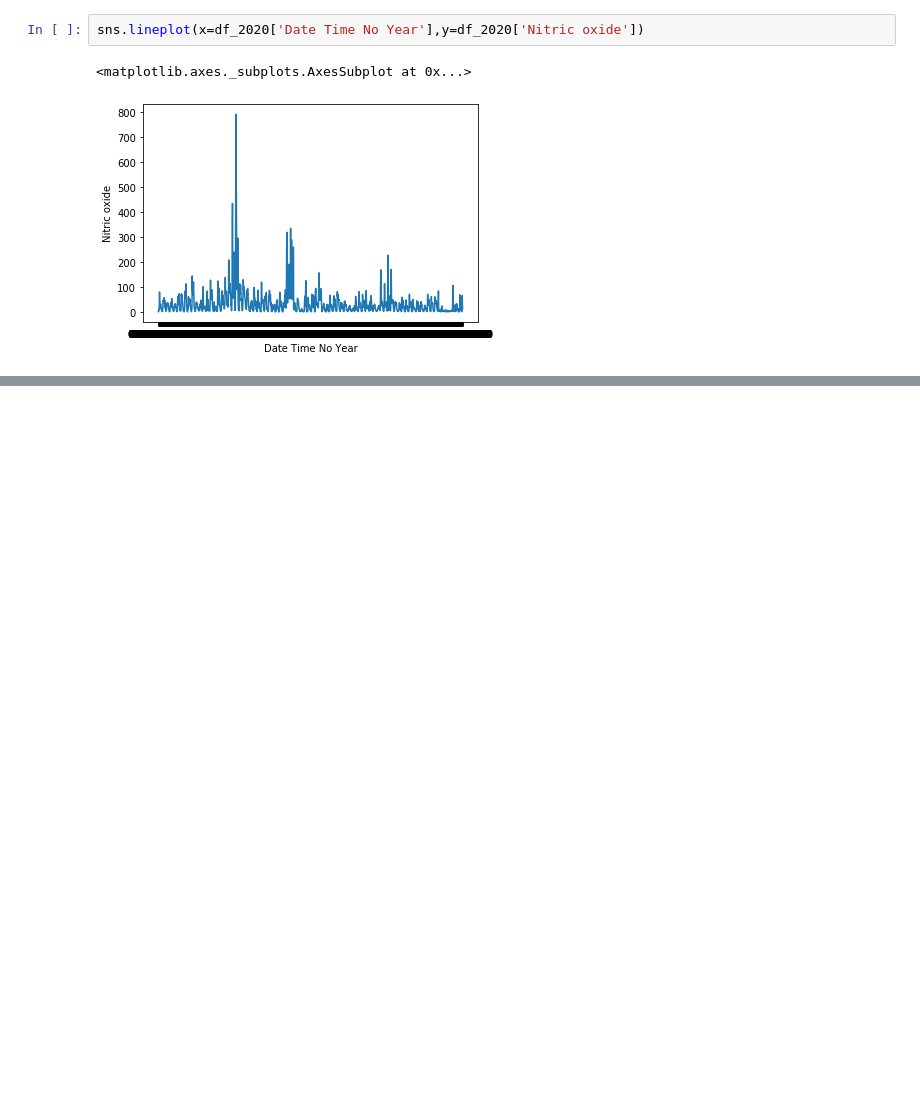
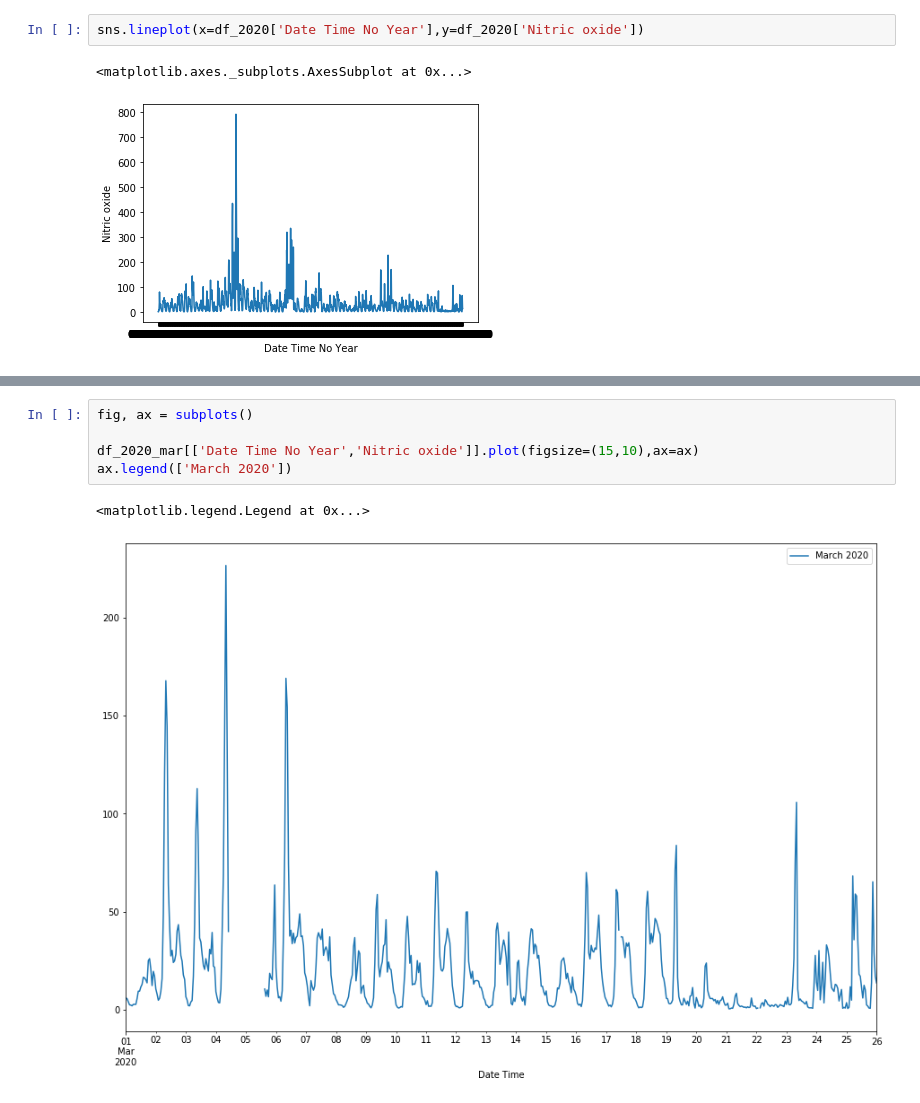
Before and after one commit to productivityboyz/Air-Pollution-Project, a Jupyter notebook: Derby Air Pollution.ipynb, the cells around one changed output, grey strips where cells are left out. Cells and saved outputs as stored; diff of their text form; blank space fills up the shorter version.

```diff
--- a/Derby Air Pollution.ipynb
+++ b/Derby Air Pollution.ipynb
@@ -280,0 +325,8 @@ TypeError: unsupported operand type(s) for &: 'str' and 'DatetimeIndex'
+# %%
+fig, ax = subplots()
+
+df_2020_mar[['Date Time No Year','Nitric oxide']].plot(figsize=(15,10),ax=ax)
+ax.legend(['March 2020'])
+# %% [output]
+<matplotlib.legend.Legend at 0x...>
+[figure, added]
```
Also changed, not shown: parts of 11 cells of this notebook, 4 other files.
